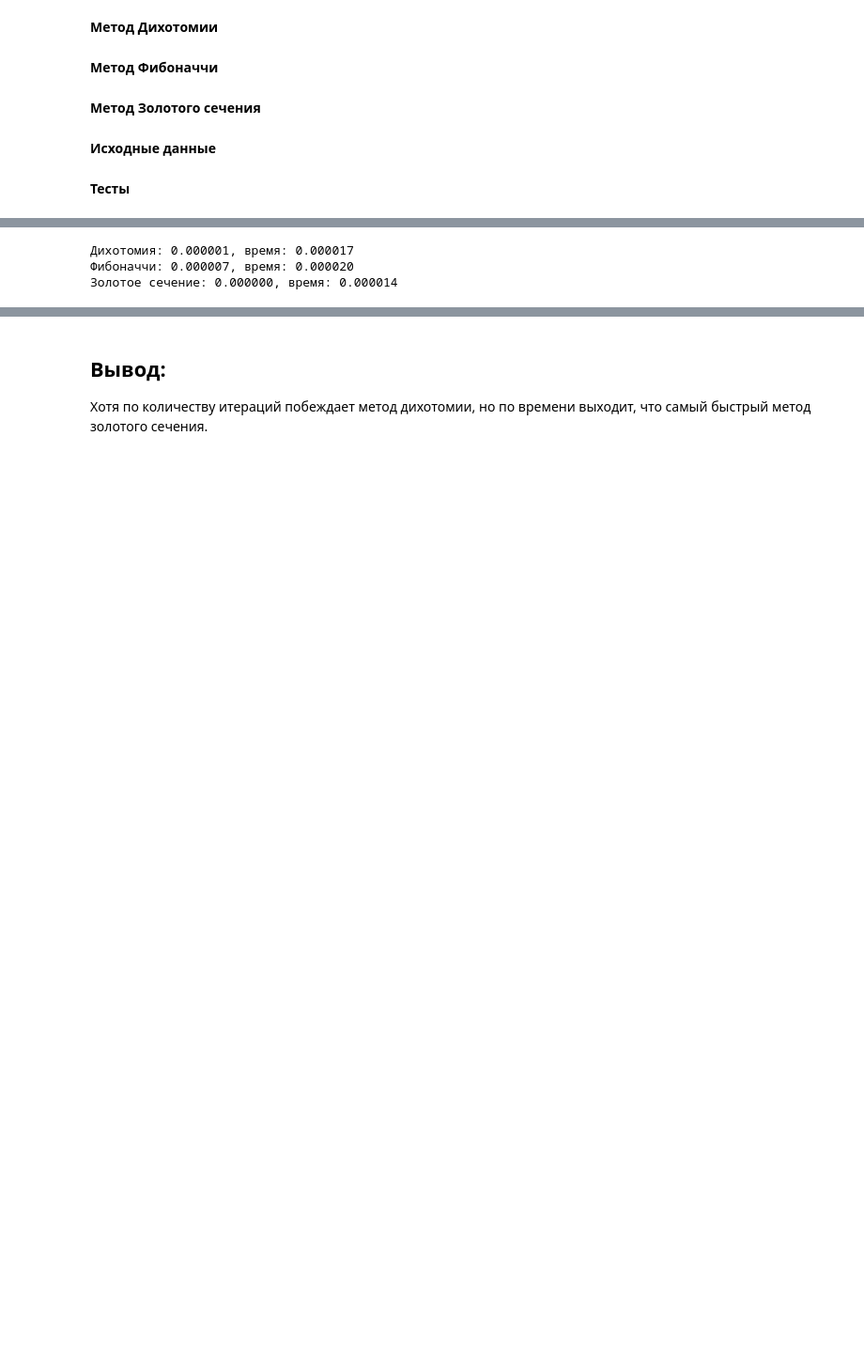
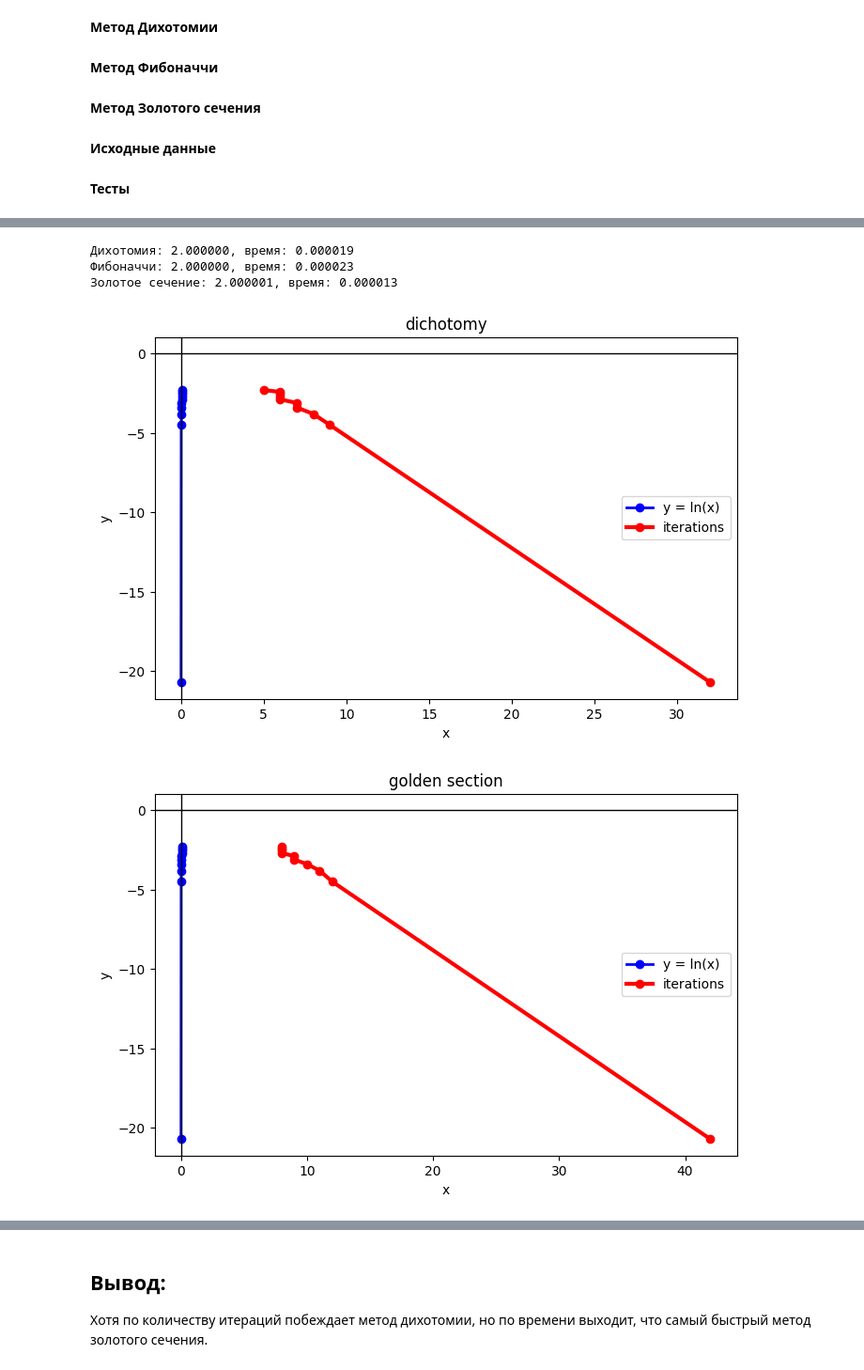
Before and after one commit to TheSlavchik/Unik, a Jupyter notebook: OPT/Lab1/lab1.ipynb, the cells around one changed output, grey strips where cells are left out. Shown at 94% size. Saved outputs shown, nothing was run; the diff lists cells and outputs as text; code cells hidden in the pictures; blank space fills up the shorter version.

```diff
--- a/OPT/Lab1/lab1.ipynb
+++ b/OPT/Lab1/lab1.ipynb
@@ -110,17 +110,44 @@ def measure_time(func, *args, **kwargs):
     end = time.perf_counter()
     return result, end - start
 
-def f(x):
-    return x**2 - 4
-
-res_dich, t_dich = measure_time(dichotomy, f, 0, 5, 1e-10)
-res_fib, t_fib = measure_time(fibonacci, f, 0, 5, 1e-10)
-res_gold, t_gold = measure_time(golden_section, f, 0, 5, 1e-10)
+res_dich, t_dich = measure_time(dichotomy, f, a, b, 1e-10)
+res_fib, t_fib = measure_time(fibonacci, f, a, b, 1e-10)
+res_gold, t_gold = measure_time(golden_section, f, a, b, 1e-10)
 
 print(f"Дихотомия: {res_dich[0]:.6f}, время: {t_dich:.6f}")
 print(f"Фибоначчи: {res_fib[0]:.6f}, время: {t_fib:.6f}")
 print(f"Золотое сечение: {res_gold[0]:.6f}, время: {t_gold:.6f}")
 # %% [output]
-Дихотомия: 0.000001, время: 0.000017
-Фибоначчи: 0.000007, время: 0.000020
-Золотое сечение: 0.000000, время: 0.000014
+Дихотомия: 2.000000, время: 0.000019
+Фибоначчи: 2.000000, время: 0.000023
+Золотое сечение: 2.000001, время: 0.000013
+# %%
+import matplotlib.pyplot as plt
+import numpy as np
+
+def visualize(method, name):
+    a = 0
+    b = 3
+    x = np.linspace(1e-9, 0.1, 10)
+    iterations = [method(f, a, b, e)[1] for e in x]
+    y = np.log(x)
+
+    plt.figure(figsize=(8, 5))
+    plt.plot(x, y, 'o-', label='y = ln(x)', color='blue', linewidth=2)
+    plt.plot(iterations, y, 'o-', label='iterations', color='red', linewidth=3)
+
+    plt.axhline(0, color='black', linewidth=1)
+    plt.axvline(0, color='black', linewidth=1)
+
+    plt.title(name)
+    plt.xlabel('x')
+    plt.ylabel('y')
+    plt.legend()
+    plt.show()
+# %%
+visualize(dichotomy, "dichotomy")
+visualize(golden_section, "golden section")
+visualize(fibonacci, "fibonacci")
+# %% [output]
+[figure, added]
+[figure, added]
```
Also changed, not shown: parts of 4 cells of this notebook, 8 other files.
